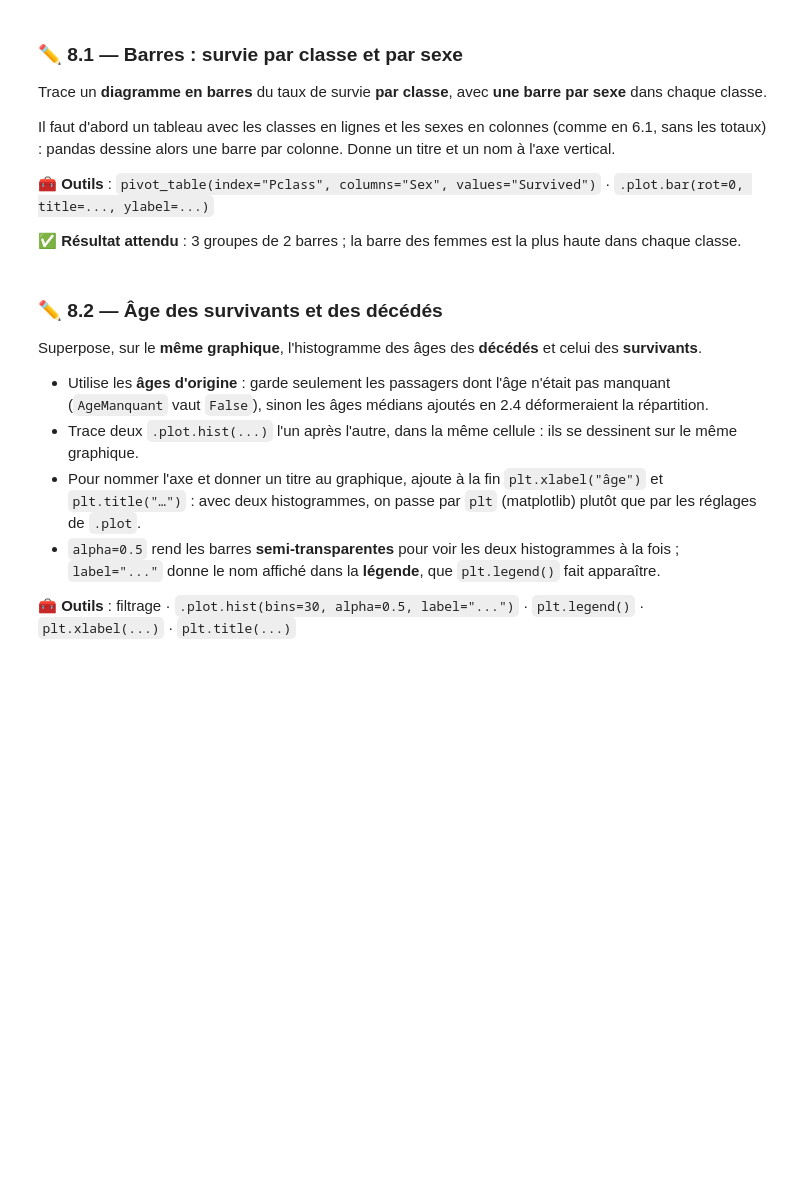
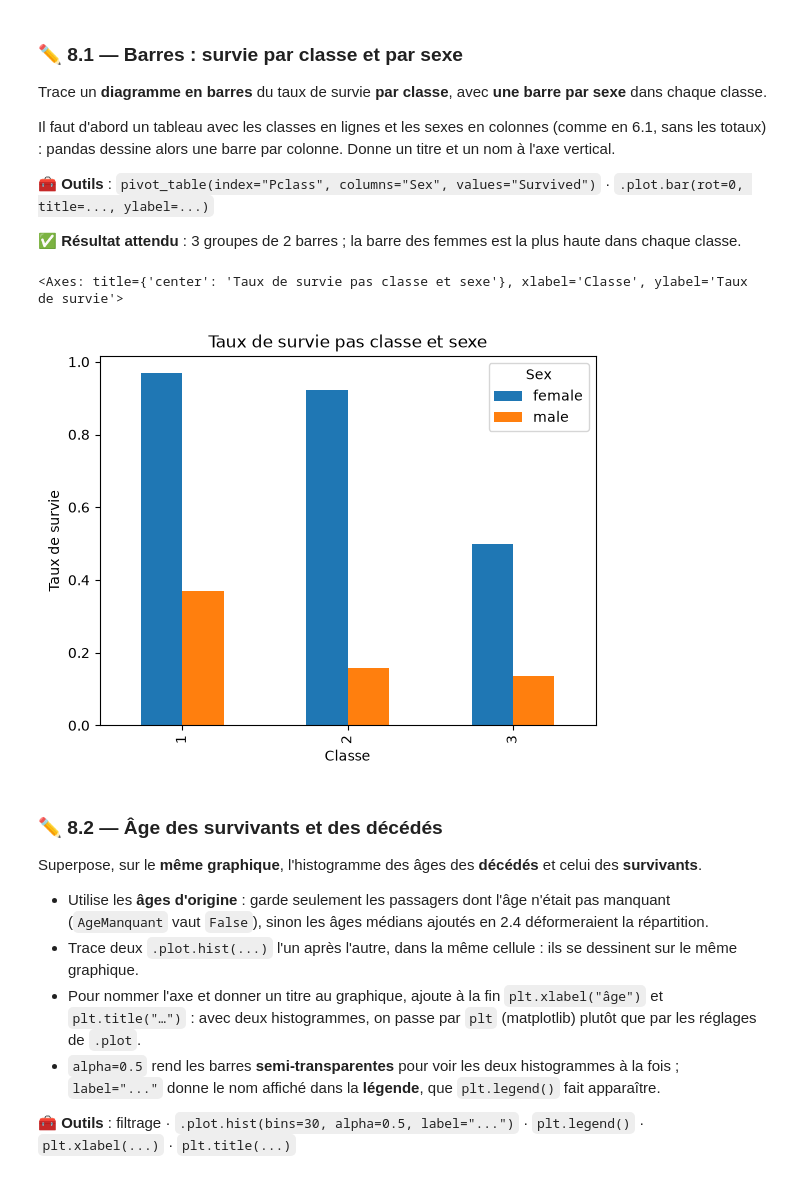
Before and after one commit to Franck-LF/05_Titanic, a Jupyter notebook: 2_adapter_pandas_titanic.ipynb, the cells around one changed output. Cells and saved outputs as stored; diff of their text form; code cells hidden in the pictures; blank space fills up the shorter version.

```diff
--- a/2_adapter_pandas_titanic.ipynb
+++ b/2_adapter_pandas_titanic.ipynb
@@ -454,0 +493,7 @@ Astuce : `~` inverse un masque (les `True` deviennent `False`). Comme il n'y a q
+# %%
+# Écris ton code ici
+titanic["FamilySize"] = titanic["SibSp"] + titanic["Parch"] + 1
+titanic["Alone"] = titanic["FamilySize"] == 1
+print(f"Nb de personnes seules : {titanic["Alone"].sum()}\nNb de personnes accompagnées : {(~titanic["Alone"]).sum()}")
+print(f"Taux de survie pour personnes seules :       {100 * titanic[titanic["Survived"] == 1]["Alone"].sum() / titanic["Alone"].sum():.2f} %")
+print(f"Taux de survie pour personnes accompagnées : {100 * titanic[(titanic["Survived"] == 1) & (titanic["Alone"] == 0)].shape[0] / (~titanic["Alone"]).sum():.2f} %")
@@ -479,0 +528,16 @@ Crée une colonne `Title` qui contient le titre de chaque passager (Mr, Mrs, Mis
+# %%
+# Écris ton code ici
+
+# Extractio des titres
+titanic["Title"] = titanic["Name"].str.extract(r",\s*([^.]+)\.")
+display(titanic["Title"].value_counts())
+
+# Remplacement des titres
+titanic["Title"] = titanic["Title"].replace("Mlle", "Miss").replace("Ms", "Miss").replace("Mme", "Mrs")
+display(titanic["Title"].value_counts())
+
+# On change les titres rares par "Rare"
+comptes = titanic["Title"].value_counts()
+print(f"Titres apparaissant plus de 10 fois : {comptes[comptes >= 10].index.values}")
+titanic["Title"] = titanic["Title"].where(titanic["Title"].isin(comptes[comptes >= 10].index.values), "Rare")
+titanic["Title"].value_counts()
@@ -499,0 +608,4 @@ Crée `AgeGroup` en découpant l'âge en 5 tranches, puis affiche le nombre de p
+# %%
+# Écris ton code ici
+titanic["AgeGroup"] = pd.cut(titanic["Age"], bins = [0, 12, 18, 30, 50, 80], labels = ['enfant', 'ado', 'jeune adulte', 'adulte', 'senior'])
+titanic["AgeGroup"].value_counts().sort_index()
@@ -512,0 +631,6 @@ En 3.3, tu as vu que le prix `Fare` est celui du **billet groupé** : plusieurs
+# %%
+# Écris ton code ici
+# titanic["Age"] = titanic["Age"].fillna(titanic.groupby(["Pclass", "Sex"])["Age"].transform("median"))
+titanic["TicketGroupSize"] = titanic.groupby("Ticket")["Ticket"].transform("size")
+titanic["FarePerPerson"] = titanic["Fare"] / titanic["TicketGroupSize"]
+titanic.groupby("Pclass")[["Fare", "FarePerPerson"]].median()
@@ -642,3 +879,9 @@ Il faut d'abord un tableau avec les classes en lignes et les sexes en colonnes (
+# %%
+# Écris ton code ici
+titanic.pivot_table(values="Survived", index="Pclass", columns="Sex", aggfunc="mean").plot.bar(title="Taux de survie pas classe et sexe", xlabel="Classe", ylabel="Taux de survie")
+# %% [output]
+<Axes: title={'center': 'Taux de survie pas classe et sexe'}, xlabel='Classe', ylabel='Taux de survie'>
+[figure, added]
 # %% [markdown]
 ### ✏️ 8.2 — Âge des survivants et des décédés
 
```
Also changed, not shown: parts of 46 cells of this notebook, 1 other file.
